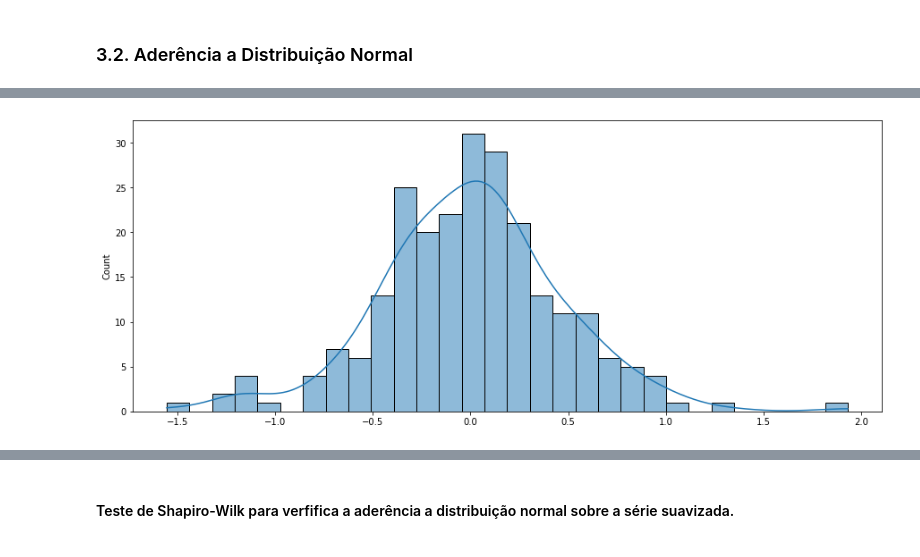
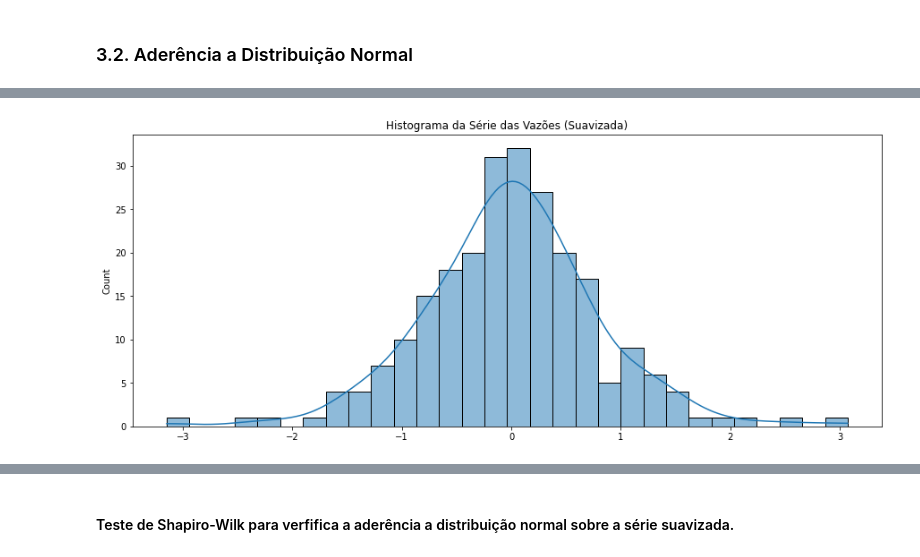
Before and after one commit to yscosta/Previsao-de-Vazoes-de-Rios, a Jupyter notebook: Previsao-de-Vazoes-de-Rios.ipynb, the cells around one changed output, grey strips where cells are left out. Saved outputs shown, nothing was run; the diff lists cells and outputs as text; code cells hidden in the pictures.

```diff
--- a/Previsao-de-Vazoes-de-Rios.ipynb
+++ b/Previsao-de-Vazoes-de-Rios.ipynb
@@ -225,9 +260,9 @@ Transfomando a série para aproximar a distribuição normal, remover sazonalida
 series = data.copy()
 
 if shapiro_test.pvalue <= 0.05:
-    # Transforma série para obter a aderência a distribuição normal.
+    # Transforma a série para obter a aderência a distribuição normal.
     series['Vazao'] = np.log(series['Vazao'])
-    # Copia a série transformada para fazer a diferenciação
+    # Copia a série transformada para fazer a diferenciação.
     seriesd = series.copy()
     # Remove a sazonalidade a cada 12 meses.
     seriesd['Vazao'] = seriesd['Vazao'].diff(periods=12)
@@ -235,5 +270,8 @@ if shapiro_test.pvalue <= 0.05:
     # Remoção da tendência.
     seriesd['Vazao'] = seriesd['Vazao'].diff(periods=1)
     seriesd.dropna(axis=0, inplace=True)
+    # Remoção da tendência.
+    seriesd['Vazao'] = seriesd['Vazao'].diff(periods=1)
+    seriesd.dropna(axis=0, inplace=True)
 # %% [markdown]
 #### Plotando a série suavizado.
@@ -250,5 +296,6 @@ if shapiro_test.pvalue <= 0.05:
 # %%
 if shapiro_test.pvalue <= 0.05:
     sns.histplot(data=seriesd.Vazao.values, kde=True, bins=30)
+    plt.title('Histograma da Série das Vazões (Suavizada)')
 # %% [output]
-[figure, old version]
+[figure, new version]
```
Also changed, not shown: parts of 29 cells of this notebook.
